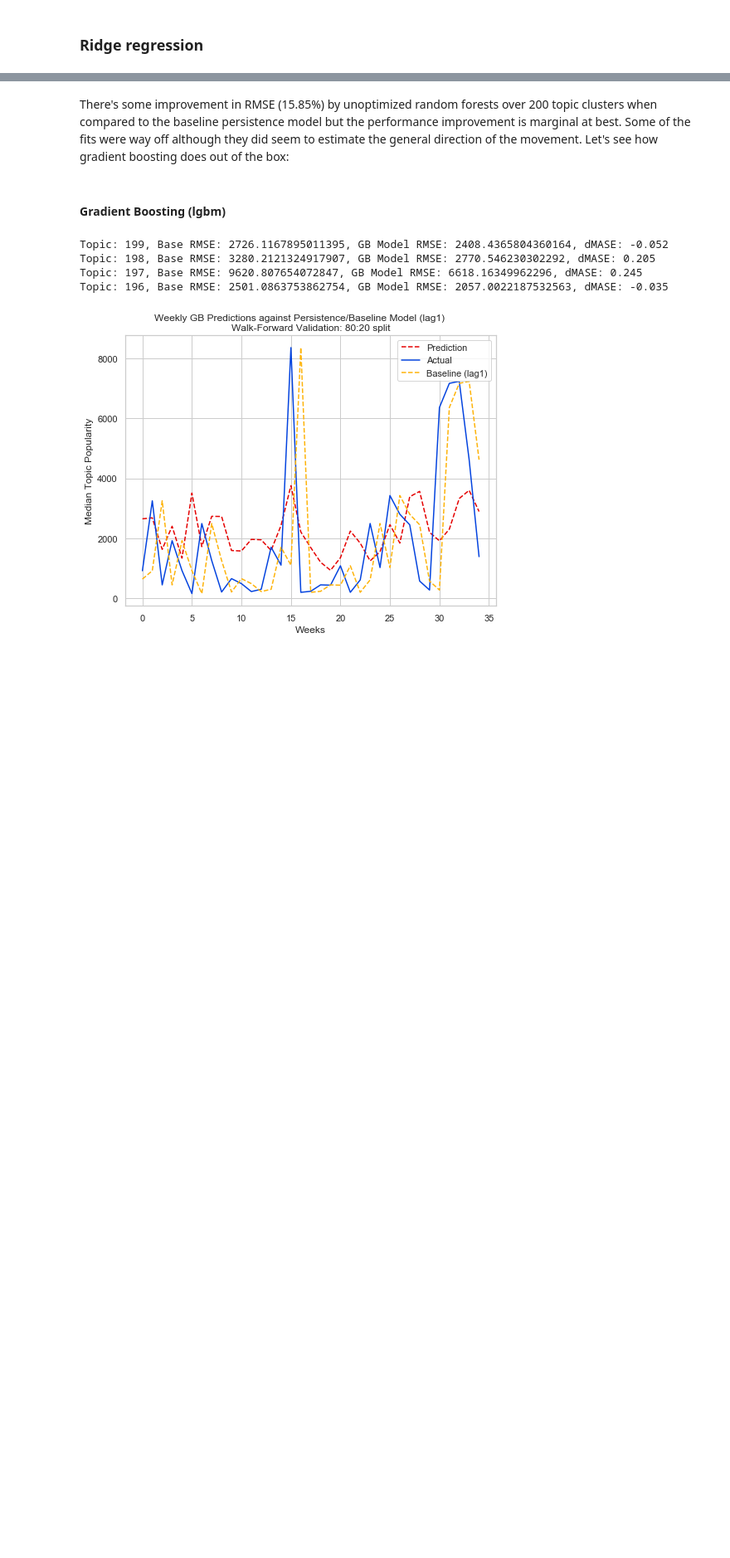
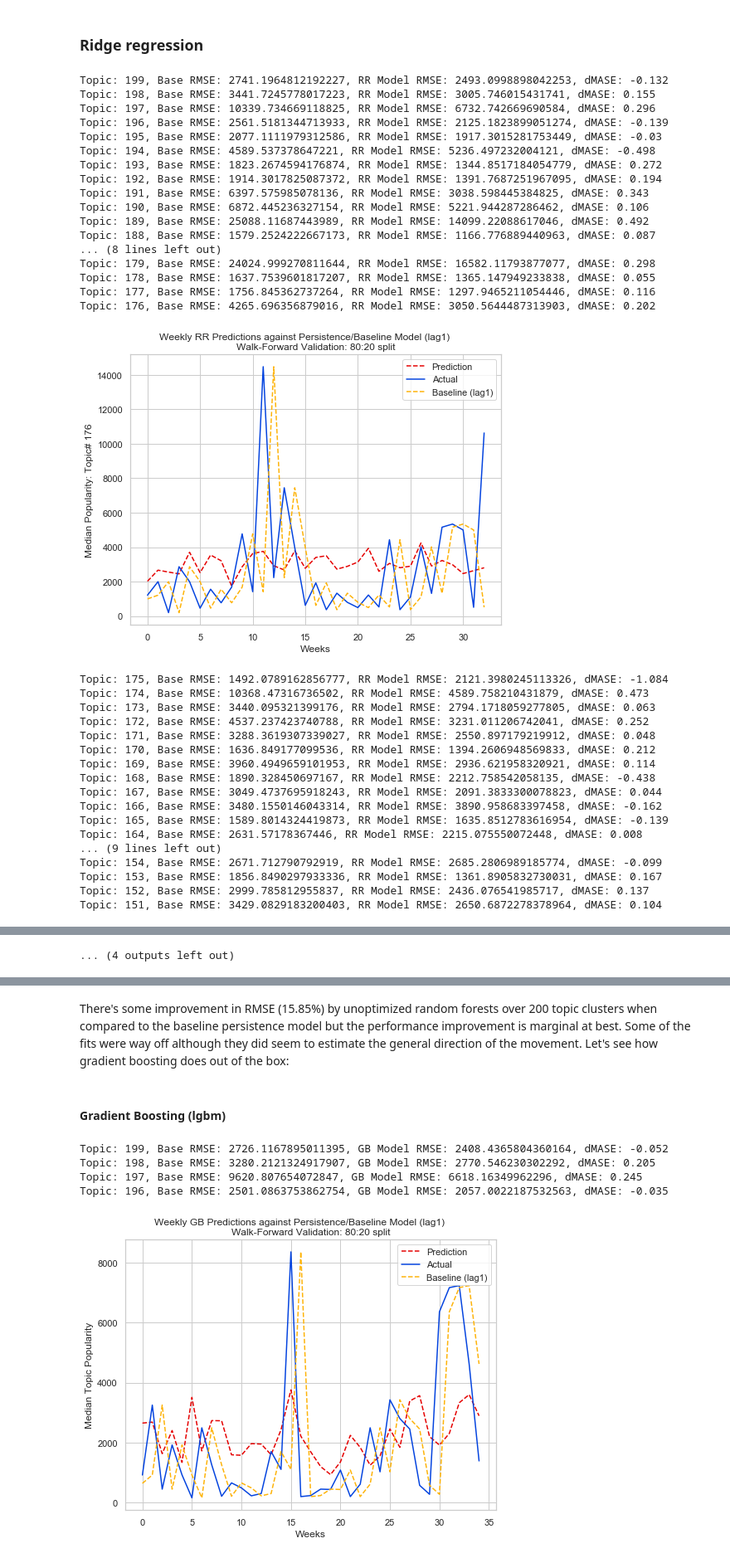
Before and after one commit to tguptaMT/TOPicks, a Jupyter notebook: TOPICS-step3_time_series_forecasting.ipynb, the cells around one changed output, grey strips where cells are left out. Shown at 83% size. Drawn from its saved outputs; the diff is of its cells as text; code cells hidden in the pictures; blank space fills up the shorter version.

```diff
--- a/TOPICS-step3_time_series_forecasting.ipynb
+++ b/TOPICS-step3_time_series_forecasting.ipynb
@@ -536,0 +538,44 @@ from sklearn.linear_model import ridge_regression
+# %%
+# Unoptimized Ridge regression:
+# alpha: 0.05 --> dMase: 20.539
+# alpha = 0.5 --> dMase: 24.416
+
+alpha_rr = 0.5
+summary_df, all_predictions = comp_ts_modelling(model_name='rr', model_tuning=False,
+                                                data=data, grid_frac=0, plot_freq=25)
+# %% [output]
+Topic: 199, Base RMSE: 2741.1964812192227, RR Model RMSE: 2493.0998898042253, dMASE: -0.132
+Topic: 198, Base RMSE: 3441.7245778017223, RR Model RMSE: 3005.746015431741, dMASE: 0.155
+Topic: 197, Base RMSE: 10339.734669118825, RR Model RMSE: 6732.742669690584, dMASE: 0.296
+Topic: 196, Base RMSE: 2561.5181344713933, RR Model RMSE: 2125.1823899051274, dMASE: -0.139
+Topic: 195, Base RMSE: 2077.1111979312586, RR Model RMSE: 1917.3015281753449, dMASE: -0.03
+Topic: 194, Base RMSE: 4589.537378647221, RR Model RMSE: 5236.497232004121, dMASE: -0.498
+Topic: 193, Base RMSE: 1823.2674594176874, RR Model RMSE: 1344.8517184054779, dMASE: 0.272
+Topic: 192, Base RMSE: 1914.3017825087372, RR Model RMSE: 1391.7687251967095, dMASE: 0.194
+Topic: 191, Base RMSE: 6397.575985078136, RR Model RMSE: 3038.598445384825, dMASE: 0.343
+Topic: 190, Base RMSE: 6872.445236327154, RR Model RMSE: 5221.944287286462, dMASE: 0.106
+Topic: 189, Base RMSE: 25088.11687443989, RR Model RMSE: 14099.22088617046, dMASE: 0.492
+Topic: 188, Base RMSE: 1579.2524222667173, RR Model RMSE: 1166.776889440963, dMASE: 0.087
+... (8 lines left out)
+Topic: 179, Base RMSE: 24024.999270811644, RR Model RMSE: 16582.11793877077, dMASE: 0.298
+Topic: 178, Base RMSE: 1637.7539601817207, RR Model RMSE: 1365.147949233838, dMASE: 0.055
+Topic: 177, Base RMSE: 1756.845362737264, RR Model RMSE: 1297.9465211054446, dMASE: 0.116
+Topic: 176, Base RMSE: 4265.696356879016, RR Model RMSE: 3050.5644487313903, dMASE: 0.202
+[figure, added]
+Topic: 175, Base RMSE: 1492.0789162856777, RR Model RMSE: 2121.3980245113326, dMASE: -1.084
+Topic: 174, Base RMSE: 10368.47316736502, RR Model RMSE: 4589.758210431879, dMASE: 0.473
+Topic: 173, Base RMSE: 3440.095321399176, RR Model RMSE: 2794.1718059277805, dMASE: 0.063
+Topic: 172, Base RMSE: 4537.237423740788, RR Model RMSE: 3231.011206742041, dMASE: 0.252
+Topic: 171, Base RMSE: 3288.3619307339027, RR Model RMSE: 2550.897179219912, dMASE: 0.048
+Topic: 170, Base RMSE: 1636.849177099536, RR Model RMSE: 1394.2606948569833, dMASE: 0.212
+Topic: 169, Base RMSE: 3960.4949659101953, RR Model RMSE: 2936.621958320921, dMASE: 0.114
+Topic: 168, Base RMSE: 1890.328450697167, RR Model RMSE: 2212.758542058135, dMASE: -0.438
+Topic: 167, Base RMSE: 3049.4737695918243, RR Model RMSE: 2091.3833300078823, dMASE: 0.044
+Topic: 166, Base RMSE: 3480.1550146043314, RR Model RMSE: 3890.958683397458, dMASE: -0.162
+Topic: 165, Base RMSE: 1589.8014324419873, RR Model RMSE: 1635.8512783616954, dMASE: -0.139
+Topic: 164, Base RMSE: 2631.57178367446, RR Model RMSE: 2215.075550072448, dMASE: 0.008
+... (9 lines left out)
+Topic: 154, Base RMSE: 2671.712790792919, RR Model RMSE: 2685.2806989185774, dMASE: -0.099
+Topic: 153, Base RMSE: 1856.8490297933336, RR Model RMSE: 1361.8905832730031, dMASE: 0.167
+Topic: 152, Base RMSE: 2999.785812955837, RR Model RMSE: 2436.076541985717, dMASE: 0.137
+Topic: 151, Base RMSE: 3429.0829183200403, RR Model RMSE: 2650.6872278378964, dMASE: 0.104
@@ -536,0 +655 @@ from sklearn.linear_model import ridge_regression
+... (4 outputs left out)
```
Also changed, not shown: parts of 11 cells of this notebook.
